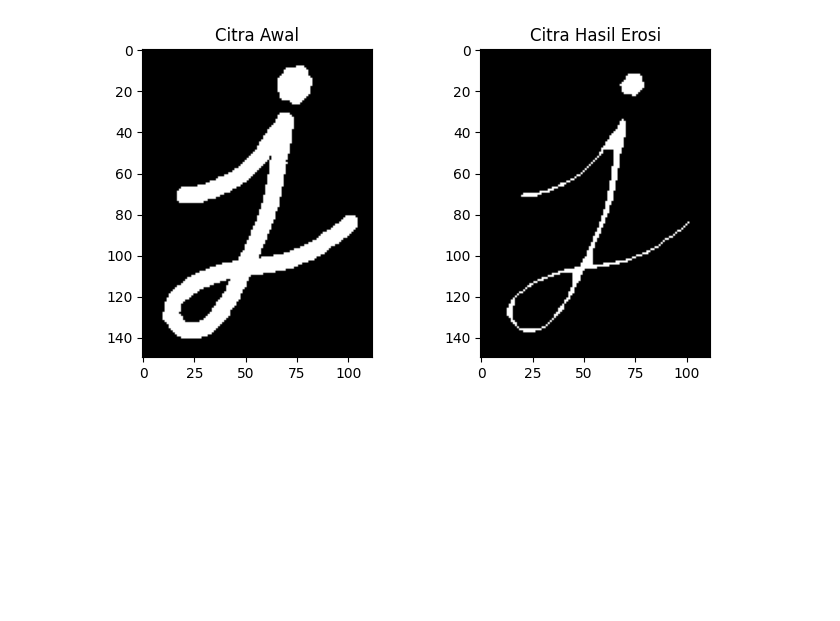
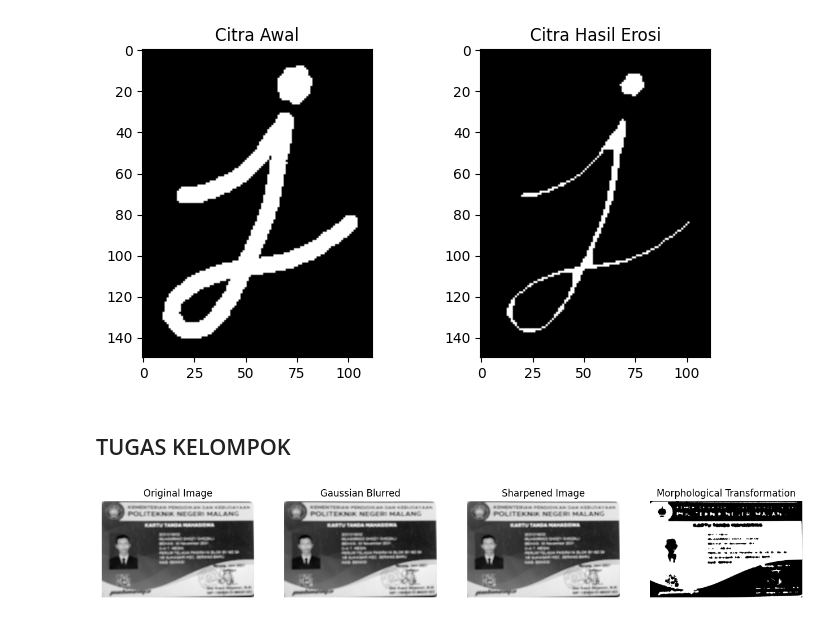
Before and after one commit to Fyodor-DOs/PCVK_02_Ahmed-Fathir-Syafaat, a Jupyter notebook: Week9.ipynb, the cells around one changed output. Saved outputs shown, nothing was run; the diff lists cells and outputs as text; code cells hidden in the pictures; blank space fills up the shorter version.

Commit message:
Upload tugas kelompok

```diff
--- a/Week9.ipynb
+++ b/Week9.ipynb
@@ -331,3 +331,48 @@ SED = Line Vertical 3
 [figure]
 SED = Line Vertical 5
 [figure]
+# %% [markdown]
+## TUGAS KELOMPOK
+# %%
+# Load the blurred image
+image_path = '/content/drive/MyDrive/PCVK/Images/KTM.jpg'
+img = cv2.imread(image_path, cv2.IMREAD_GRAYSCALE)
+
+# Apply Gaussian blur to reduce noise
+blurred = cv2.GaussianBlur(img, (5, 5), 0)
+
+# Sharpening the image to enhance edges
+kernel_sharpening = np.array([[-1, -1, -1],
+                              [-1, 9, -1],
+                              [-1, -1, -1]])
+sharpened = cv2.filter2D(blurred, -1, kernel_sharpening)
+
+# Thresholding to make text more distinct
+_, thresh = cv2.threshold(sharpened, 150, 255, cv2.THRESH_BINARY_INV)
+
+# Morphological operations to improve text clarity
+# Apply dilation followed by erosion to make text bolder
+kernel = np.ones((2,2), np.uint8)
+morph = cv2.morphologyEx(thresh, cv2.MORPH_CLOSE, kernel, iterations=1)
+
+# Display the results
+fig, axs = plt.subplots(1, 4, figsize=(16, 8))
+axs[0].imshow(img, cmap='gray')
+axs[0].set_title('Original Image')
+axs[0].axis('off')
+
+axs[1].imshow(blurred, cmap='gray')
+axs[1].set_title('Gaussian Blurred')
+axs[1].axis('off')
+
+axs[2].imshow(sharpened, cmap='gray')
+axs[2].set_title('Sharpened Image')
+axs[2].axis('off')
+
+axs[3].imshow(morph, cmap='gray')
+axs[3].set_title('Morphological Transformation')
+axs[3].axis('off')
+
+plt.show()
+# %% [output]
+[figure, added]
```
Also changed, not shown: parts of 2 cells of this notebook.
